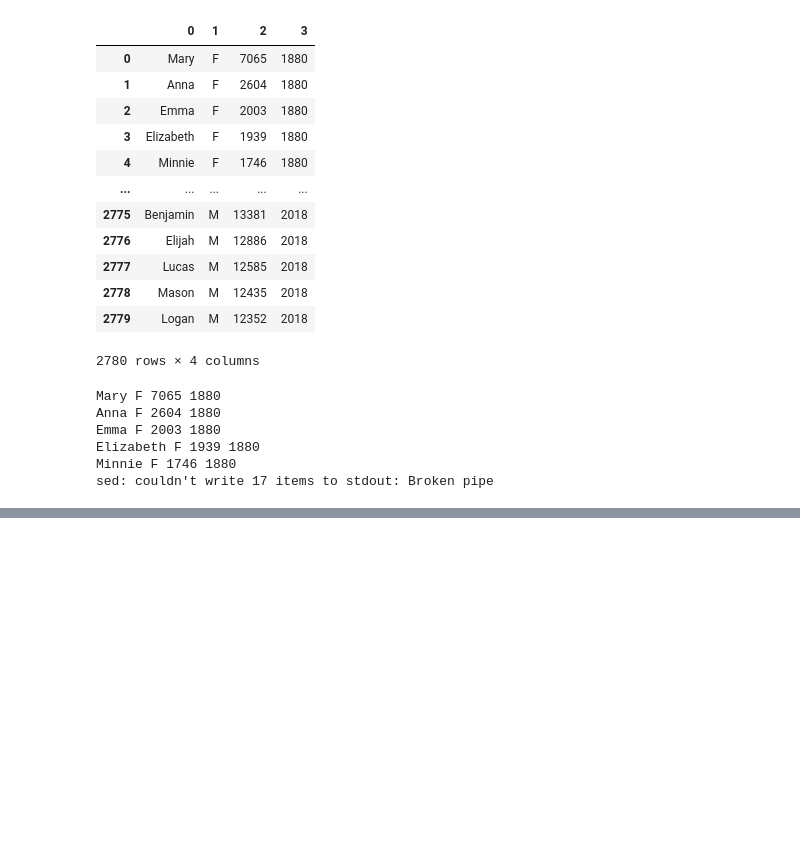
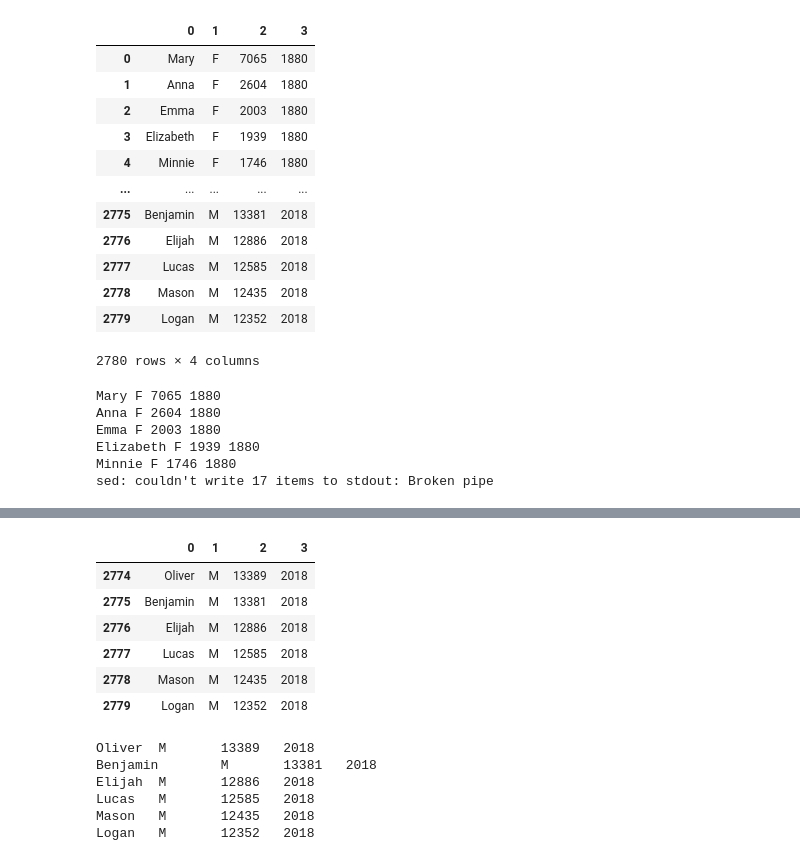
Before and after one commit to aimgw/NLP100Knock, a Jupyter notebook: nlp100knock.ipynb, the cells around one changed output, grey strips where cells are left out. Saved outputs shown, nothing was run; the diff lists cells and outputs as text; code cells hidden in the pictures; blank space fills up the shorter version.

```diff
--- a/nlp100knock.ipynb
+++ b/nlp100knock.ipynb
@@ -189,0 +252,22 @@ sed: couldn't write 17 items to stdout: Broken pipe
+# %%
+#15.末尾のN行を出力
+n = int(input('>> '))
+df.tail(n)
+# %% [output]
+|  | 0 | 1 | 2 | 3 |
+| 2774 | Oliver | M | 13389 | 2018 |
+| 2775 | Benjamin | M | 13381 | 2018 |
+| 2776 | Elijah | M | 12886 | 2018 |
+| 2777 | Lucas | M | 12585 | 2018 |
+| 2778 | Mason | M | 12435 | 2018 |
+| 2779 | Logan | M | 12352 | 2018 |
+# %%
+#確認
+!tail -n 6 ./work/popularnames.txt
+# %% [output]
+Oliver  M       13389   2018
+Benjamin        M       13381   2018
+Elijah  M       12886   2018
+Lucas   M       12585   2018
+Mason   M       12435   2018
+Logan   M       12352   2018
```
Also changed, not shown: parts of 23 cells of this notebook, 1 other file.
